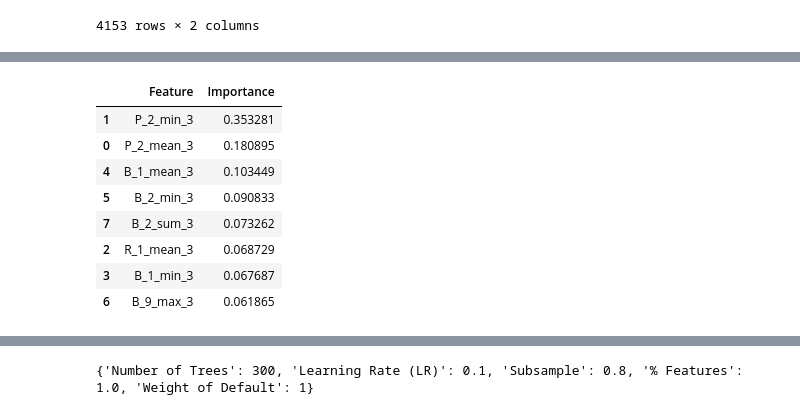
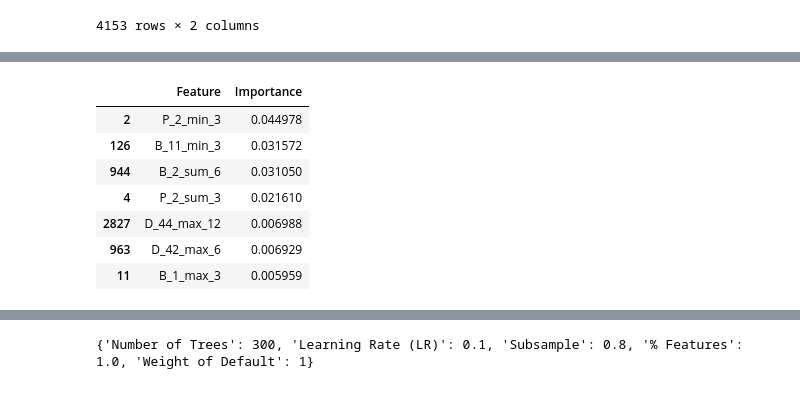
Before and after one commit to itoshiyanazawa/fall2024_ml_credit_risk, a Jupyter notebook: analysis_itoshi.ipynb, the cells around one changed output, grey strips where cells are left out. Drawn from its saved outputs; the diff is of its cells as text; code cells hidden in the pictures.

```diff
--- a/analysis_itoshi.ipynb
+++ b/analysis_itoshi.ipynb
@@ -385,49 +400,32 @@ feature_importance_important_df.to_csv('data/feature_importance_important.csv',
 # Run XGB applying parameters 300 trees, 0.5 as learning rate, maximum depth of trees is 4, uses 50% of observation to build each tree, uses 50% of features to build each tree, and assigns a weight of 5 to default observations.
 # Save the model as 'xgb_model_important_features'
 # Initialize the XGBClassifier
-xgb_model_important_features = xgb.XGBClassifier(
-    objective='binary:logistic',
-    max_depth=4,
-    learning_rate=0.5,
-    n_estimators=300,
-    subsample=0.5,
-    colsample_bytree=0.5,
-    reg_alpha=0.1,
-    reg_lambda=0.1,
-    random_state=42
-)
-
-# Apply only important features calculated by default XGB
-X_train_featured = X_train_important[feature_importance_important_df['Feature']]
-
-# Create sample weights
-sample_weights = np.where(y_train['target'] == 1, 5, 1)
+xgb_model_important_features = xgb.XGBClassifier(n_estimators=300, learning_rate=0.5, max_depth=4, subsample=0.5, colsample_bytree=0.5, scale_pos_weight=5, random_state=71)
 
 # Fit the model
-xgb_model_important_features.fit(X_train_featured, y_train, sample_weight=sample_weights)
+xgb_model_important_features.fit(X_train, y_train)
 
 # Calculate the feature importance
 feature_importance_parameter_model = xgb_model_important_features.feature_importances_
 # %%
 # Save the feature importance
 feature_importance_parameter_model_df = pd.DataFrame({
-    'Feature': X_train_important.columns,
+    'Feature': X_train.columns,
     'Importance': feature_importance_parameter_model
 })
 feature_importance_parameter_model_df = feature_importance_parameter_model_df.sort_values(by='Importance', ascending=False)
 
 feature_importance_parameter_model_df = feature_importance_parameter_model_df[feature_importance_parameter_model_df['Importance'] > 0.005]
 
 feature_importance_parameter_model_df.to_csv('data/feature_importance_parameter_model.csv', index=False)
 
 feature_importance_parameter_model_df
 # %% [output]
 |  | Feature | Importance |
-| 1 | P_2_min_3 | 0.353281 |
-| 0 | P_2_mean_3 | 0.180895 |
-| 4 | B_1_mean_3 | 0.103449 |
-| 5 | B_2_min_3 | 0.090833 |
-| 7 | B_2_sum_3 | 0.073262 |
-| 2 | R_1_mean_3 | 0.068729 |
-| 3 | B_1_min_3 | 0.067687 |
-| 6 | B_9_max_3 | 0.061865 |
+| 2 | P_2_min_3 | 0.044978 |
+| 126 | B_11_min_3 | 0.031572 |
+| 944 | B_2_sum_6 | 0.031050 |
+| 4 | P_2_sum_3 | 0.021610 |
+| 2827 | D_44_max_12 | 0.006988 |
+| 963 | D_42_max_6 | 0.006929 |
+| 11 | B_1_max_3 | 0.005959 |
```
Also changed, not shown: parts of 10 cells of this notebook.
